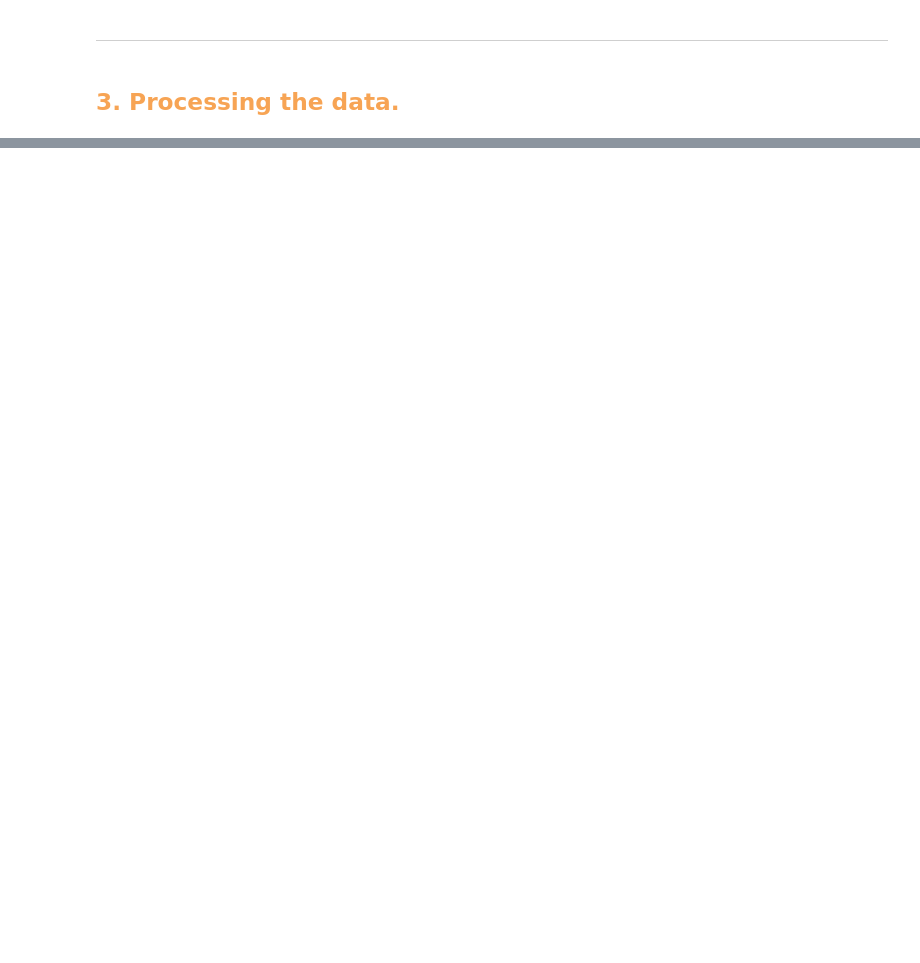
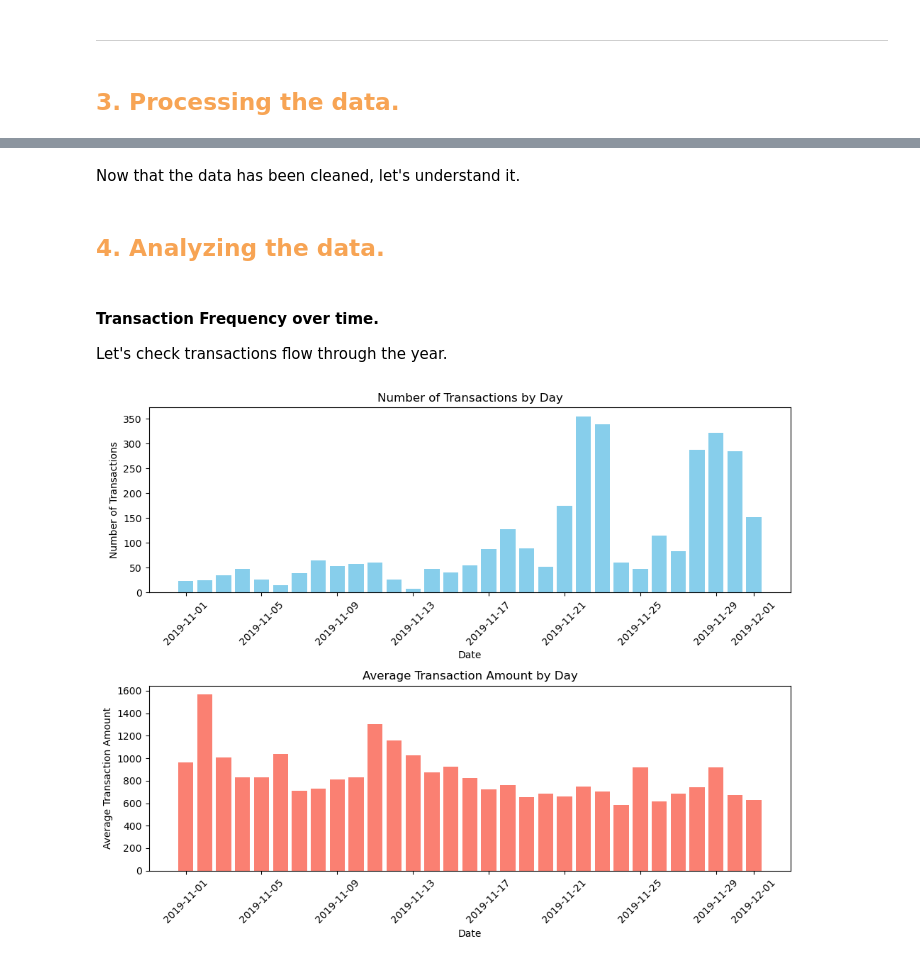
Before and after one commit to ClessonR/CloudWalk_Case, a Jupyter notebook: payment_test.ipynb, the cells around one changed output, grey strips where cells are left out. Saved outputs shown, nothing was run; the diff lists cells and outputs as text; code cells hidden in the pictures; blank space fills up the shorter version.

Commit message:
Processing and Analyzing the data

```diff
--- a/payment_test.ipynb
+++ b/payment_test.ipynb
@@ -113,3 +143,14 @@ Very low amounts may also indicate that a hacker is trying to test if the stolen
 ---
 # %% [markdown]
 ## <span style="color:#F7A454">3. Processing the data.</span>
+# %%
+# Removing asterisk from CC info
+df['card_number'] = df['card_number'].str.replace('*', '')
+df['card_number'] = df['card_number'].astype('int64')
+#? Converting date to datetime, I'll separate the date and time.
+df['transaction_date'] = pd.to_datetime(df['transaction_date'])
+df['transaction_day'] = pd.to_datetime(df['transaction_date'].dt.date) #? Converting to datetime
+
+df['transaction_time'] = df['transaction_date'].dt.time
+df['transaction_time'] = pd.to_datetime(df['transaction_time'], format='%H:%M:%S.%f')#? Converting to datetime
+print(df.info())
@@ -115,0 +176,39 @@ Very low amounts may also indicate that a hacker is trying to test if the stolen
+# %% [markdown]
+Now that the data has been cleaned, let's understand it.
+# %% [markdown]
+## <span style="color:#F7A454">4. Analyzing the data.</span>
+# %% [markdown]
+#### Transaction Frequency over time.
+Let's check transactions flow through the year.
+# %%
+import matplotlib.pyplot as plt
+
+# Create a figure and axis objects
+fig, axes = plt.subplots(nrows=2, ncols=1, figsize=(10, 8))
+
+transactions_by_day = df.groupby('transaction_day').size()
+axes[0].bar(transactions_by_day.index, transactions_by_day.values, color='skyblue')
+axes[0].set_title('Number of Transactions by Day')
+axes[0].set_xlabel('Date')
+axes[0].set_ylabel('Number of Transactions')
+# Rotate x-axis labels for better readability
+axes[0].tick_params(axis='x', rotation=45)  # Rotate x-axis labels
+
+
+# Plot the average transaction amount by day
+average_amount_by_day = df.groupby('transaction_day')['transaction_amount'].mean()
+axes[1].bar(average_amount_by_day.index, average_amount_by_day.values, color='salmon')
+axes[1].set_title('Average Transaction Amount by Day')
+axes[1].set_xlabel('Date')
+axes[1].set_ylabel('Average Transaction Amount')
+
+# Rotate x-axis labels for better readability
+plt.xticks(rotation=45)
+
+# Adjust layout to prevent overlap
+plt.tight_layout()
+
+# Show the plots
+plt.show()
+# %% [output]
+[figure, added]
```
Also changed, not shown: parts of 9 cells of this notebook.
